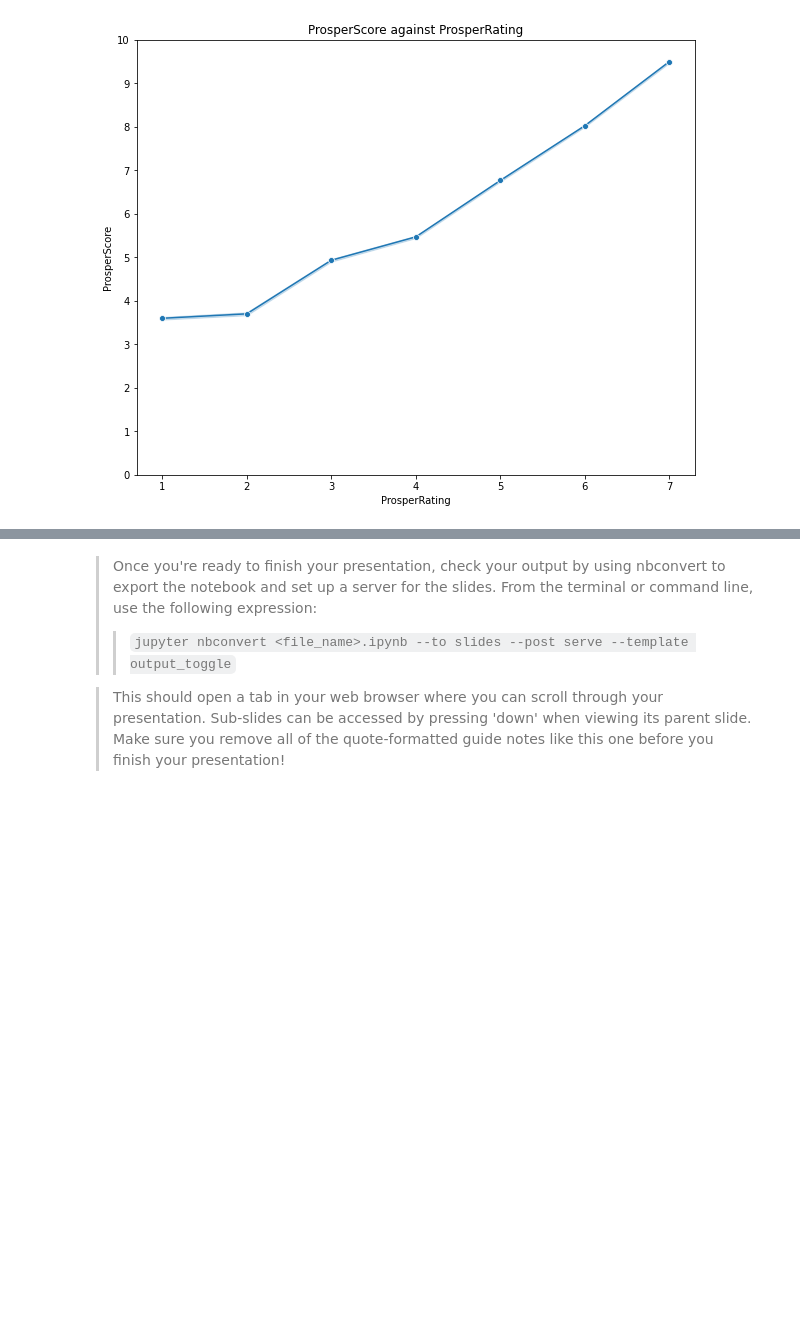
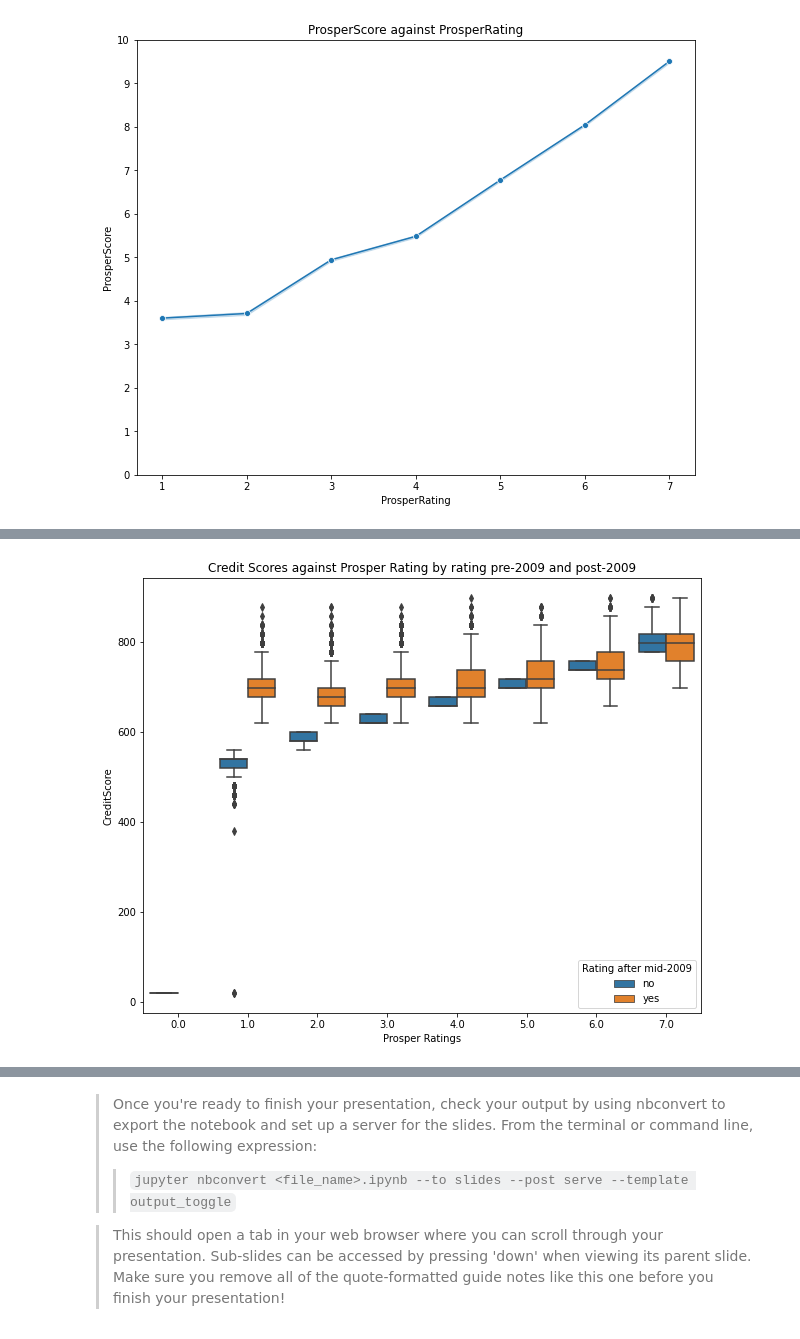
Before and after one commit to alf808/preposterous-octopus, a Jupyter notebook: explanatory_loan_data_slide_deck.ipynb, the cells around one changed output, grey strips where cells are left out. Saved outputs shown, nothing was run; the diff lists cells and outputs as text; code cells hidden in the pictures; blank space fills up the shorter version.

```diff
--- a/explanatory_loan_data_slide_deck.ipynb
+++ b/explanatory_loan_data_slide_deck.ipynb
@@ -265,0 +263,8 @@ plt.title('BorrowerRate against ProsperRatingGrade by rating pre-2009 and post-2
+# %%
+plt.figure(figsize=(10,8))
+sb.boxplot(x='ProsperRatingGrade', y='CreditScore', hue='IsPost2009', data=df)
+plt.legend(title='Rating after mid-2009')
+plt.xlabel('Prosper Ratings')
+plt.title('Credit Scores against Prosper Rating by rating pre-2009 and post-2009');
+# %% [output]
+[figure, added]
```
Also changed, not shown: parts of 18 cells of this notebook.
